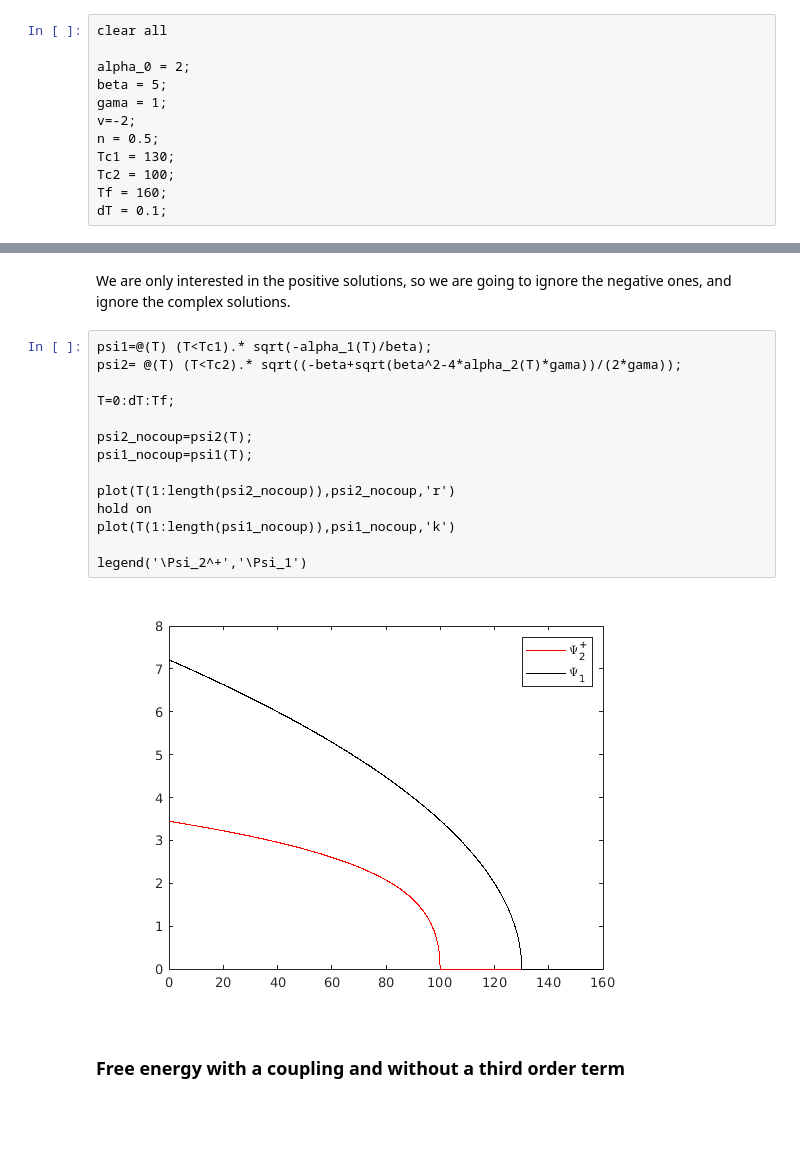
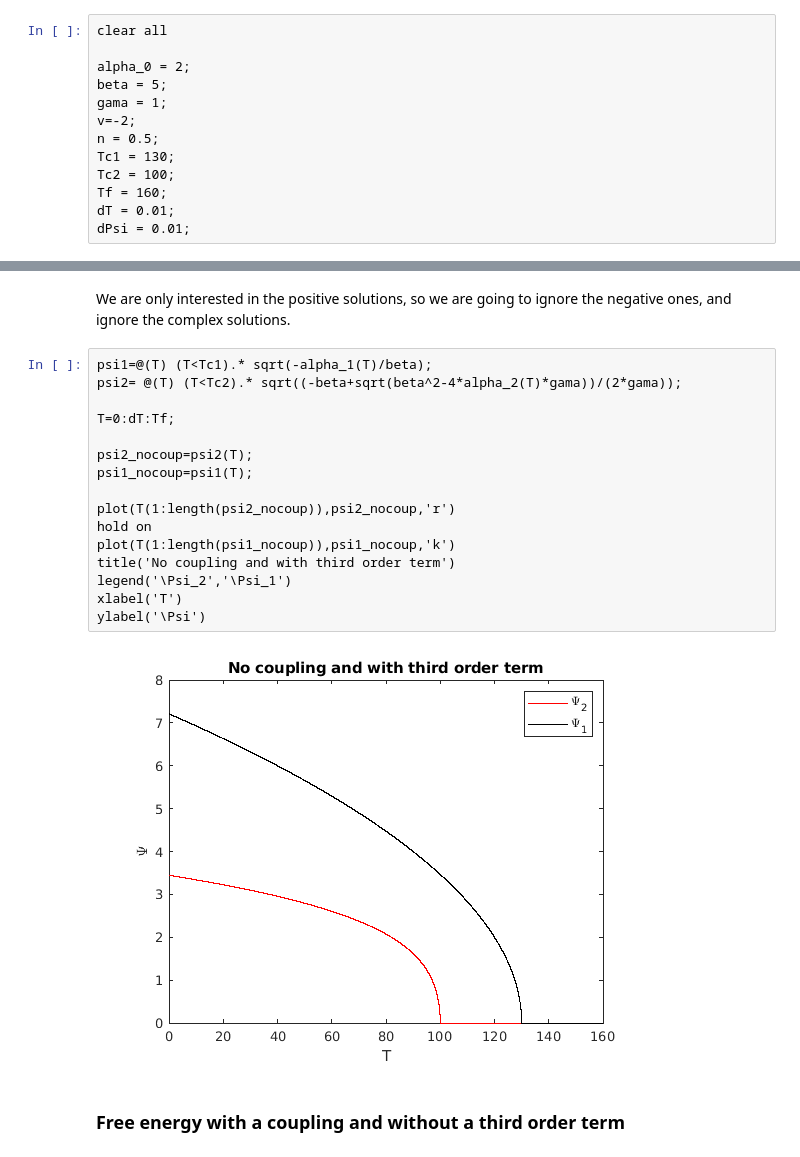
Before and after one commit to Gustavo-01/Projeto_daf, a Jupyter notebook: Project.ipynb, the cells around one changed output, grey strips where cells are left out. Cells and saved outputs as stored; diff of their text form; blank space fills up the shorter version.

```diff
--- a/Project.ipynb
+++ b/Project.ipynb
@@ -29,7 +30,8 @@ n = 0.5;
 Tc1 = 130;
 Tc2 = 100;
 Tf = 160;
-dT = 0.1;
+dT = 0.01;
+dPsi = 0.01;
 # %%
 alpha_1 = @ (T) alpha_0 * (T-Tc1);
 alpha_2 = @ (T) alpha_0 * (T-Tc2);
@@ -47,19 +74,21 @@ We are only interested in the positive solutions, so we are going to ignore the
 # %%
 psi1=@(T) (T<Tc1).* sqrt(-alpha_1(T)/beta);
 psi2= @(T) (T<Tc2).* sqrt((-beta+sqrt(beta^2-4*alpha_2(T)*gama))/(2*gama));
 
 T=0:dT:Tf;
 
 psi2_nocoup=psi2(T);
 psi1_nocoup=psi1(T);
 
 plot(T(1:length(psi2_nocoup)),psi2_nocoup,'r')
 hold on
 plot(T(1:length(psi1_nocoup)),psi1_nocoup,'k')
-
-legend('\Psi_2^+','\Psi_1')
+title('No coupling and with third order term')
+legend('\Psi_2','\Psi_1')
+xlabel('T')
+ylabel('\Psi')
 # %% [output]
-[figure, old version]
+[figure, new version]
 # %% [markdown]
 ### Free energy with a coupling and without a third order term
 # %% [markdown]
```
Also changed, not shown: parts of 22 cells of this notebook.
